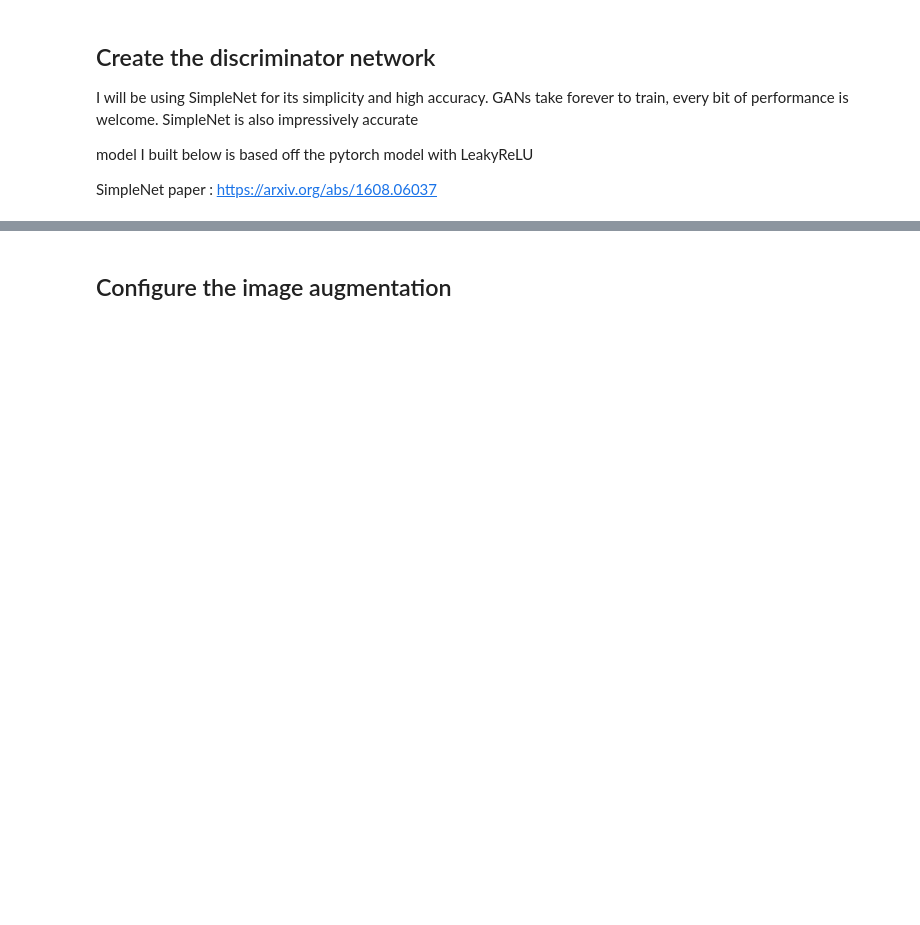
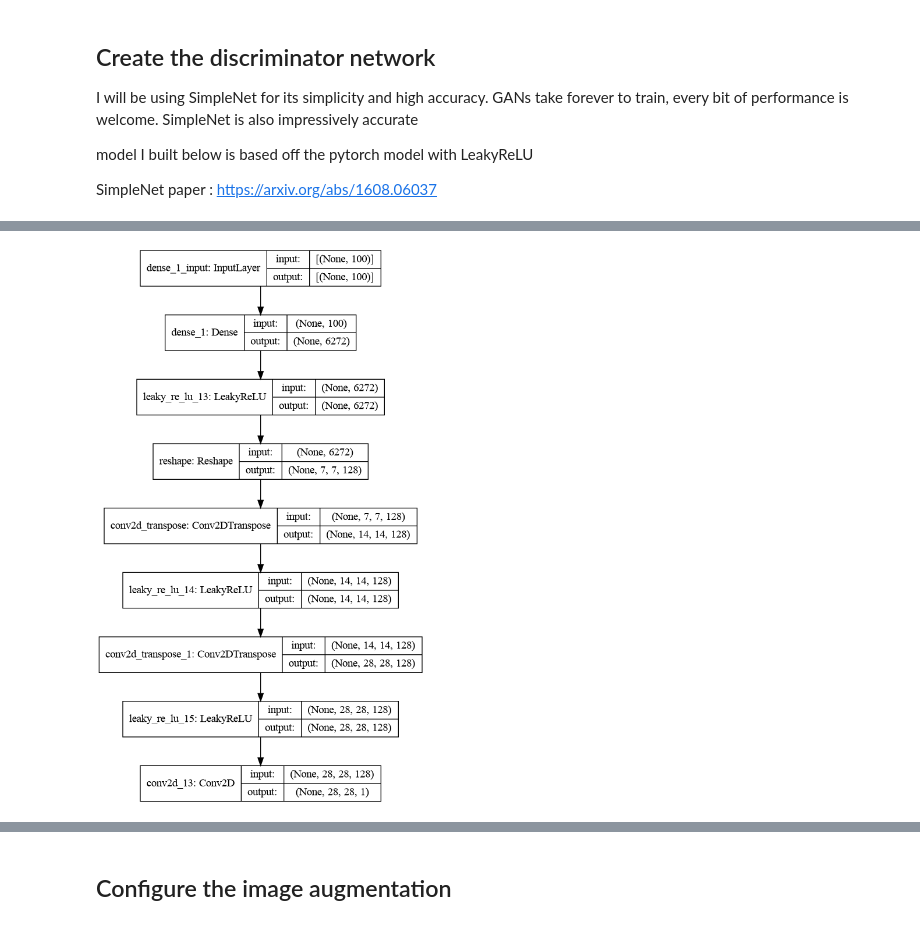
Before and after one commit to LLJY/EMNIST-GAN, a Jupyter notebook: main.ipynb, the cells around one changed output, grey strips where cells are left out. Drawn from its saved outputs; the diff is of its cells as text; code cells hidden in the pictures; blank space fills up the shorter version.

```diff
--- a/main.ipynb
+++ b/main.ipynb
@@ -202,0 +203,13 @@ _________________________________________________________________
+# %%
+generator_model = Sequential()
+generator_model.add(Dense(128*7*7, input_dim=100))
+generator_model.add(LeakyReLU())
+generator_model.add(Reshape((7,7,128)))
+generator_model.add(Conv2DTranspose(128, (4,4), strides=(2,2), padding="same"))
+generator_model.add(LeakyReLU())
+generator_model.add(Conv2DTranspose(128, (4,4), strides=(2,2), padding="same"))
+generator_model.add(LeakyReLU())
+generator_model.add(Conv2D(1, (7,7), activation='tanh', padding="same"))
+plot_model(generator_model, show_shapes=True, show_layer_names=True, to_file="generator-model.png")
+# %% [output]
+[figure, added]
```
Also changed, not shown: parts of 21 cells of this notebook.
